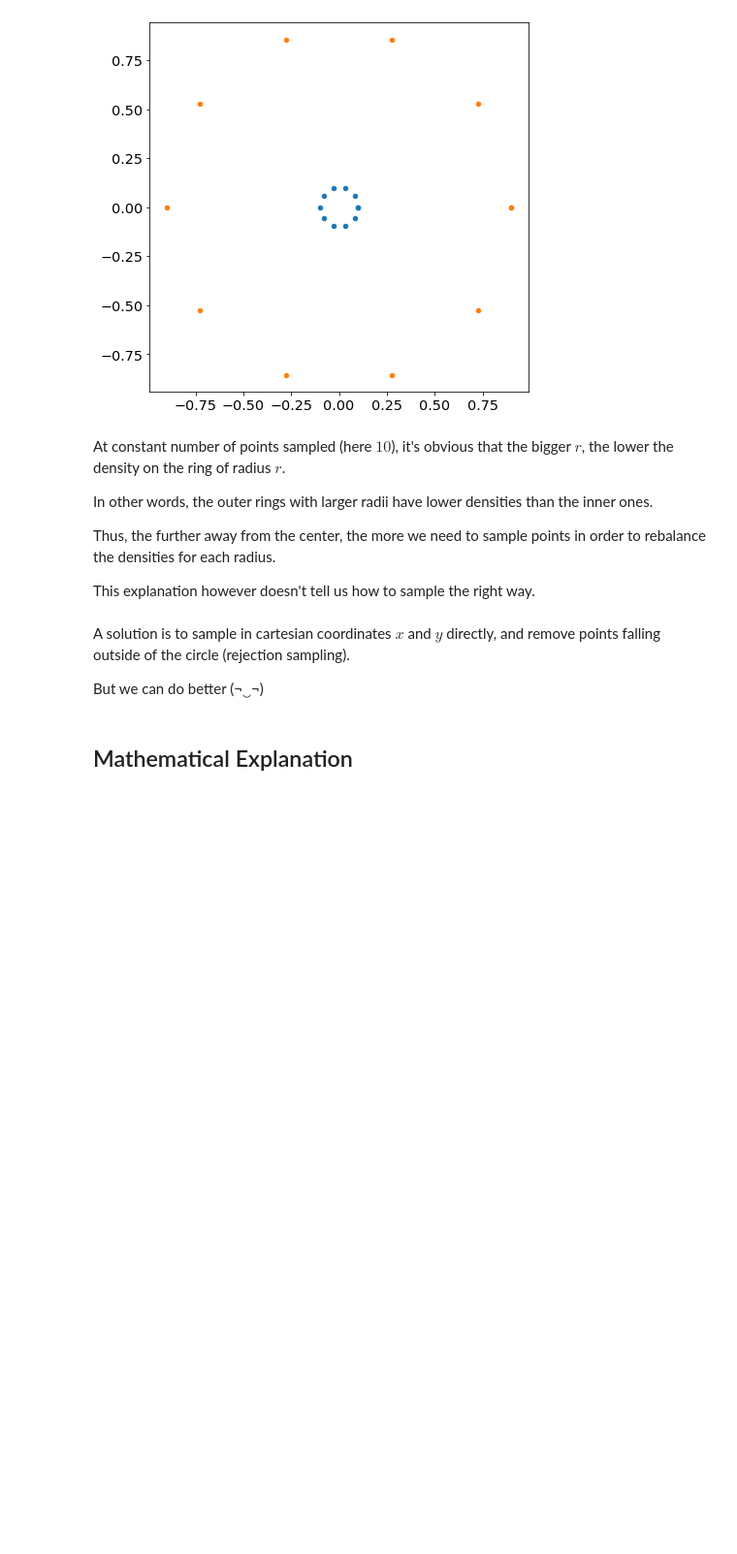
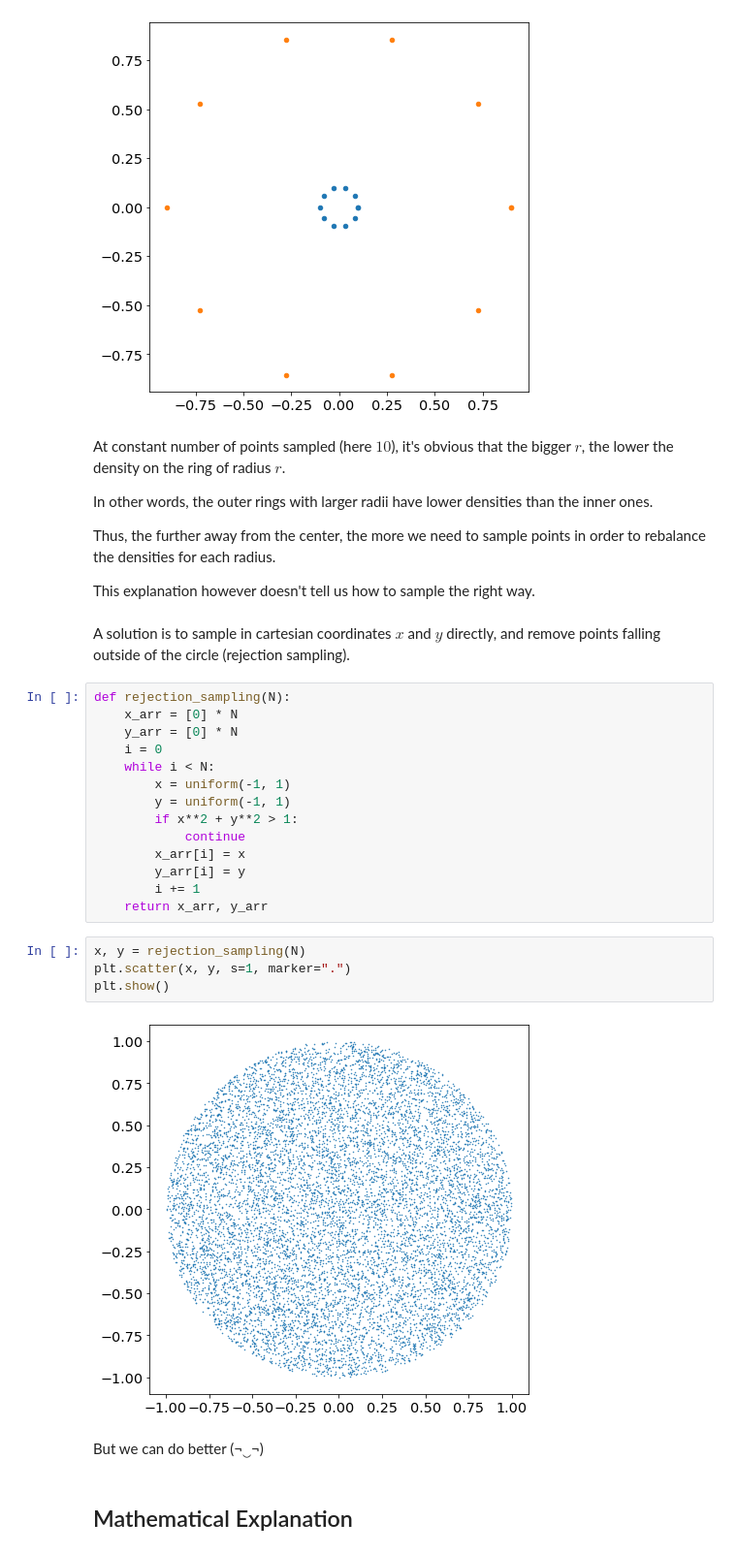
Before and after one commit to Jonas1312/how-not-to-sample-points-in-circle, a Jupyter notebook: README.ipynb, the cells around one changed output. Shown: that part at 97% size. Saved outputs shown, nothing was run; the diff lists cells and outputs as text; blank space fills up the shorter version.

```diff
--- a/README.ipynb
+++ b/README.ipynb
@@ -49,8 +52,28 @@ Thus, the further away from the center, the more we need to sample points in ord
 This explanation however doesn't tell us how to sample the right way.
 # %% [markdown]
 A solution is to sample in cartesian coordinates $x$ and $y$ directly, and remove points falling outside of the circle (rejection sampling).
-
-But we can do better (¬‿¬)
+# %%
+def rejection_sampling(N):
+    x_arr = [0] * N
+    y_arr = [0] * N
+    i = 0
+    while i < N:
+        x = uniform(-1, 1)
+        y = uniform(-1, 1)
+        if x**2 + y**2 > 1:
+            continue
+        x_arr[i] = x
+        y_arr[i] = y
+        i += 1
+    return x_arr, y_arr
+# %%
+x, y = rejection_sampling(N)
+plt.scatter(x, y, s=1, marker=".")
+plt.show()
+# %% [output]
+[figure, added]
+# %% [markdown]
+But we can do better (¬‿¬)
 # %% [markdown]
 ## Mathematical Explanation
 # %% [markdown]
```
Also changed, not shown: parts of 9 cells of this notebook, 5 other files.
